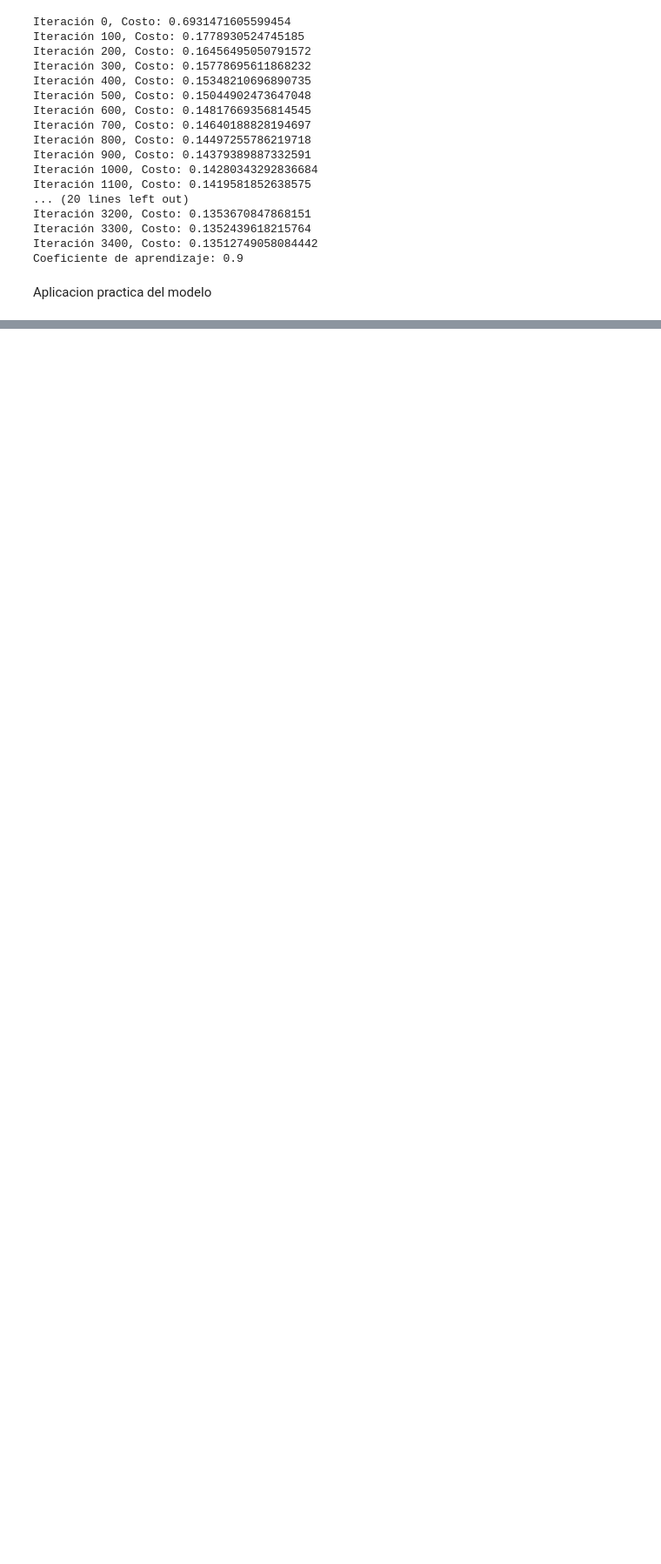
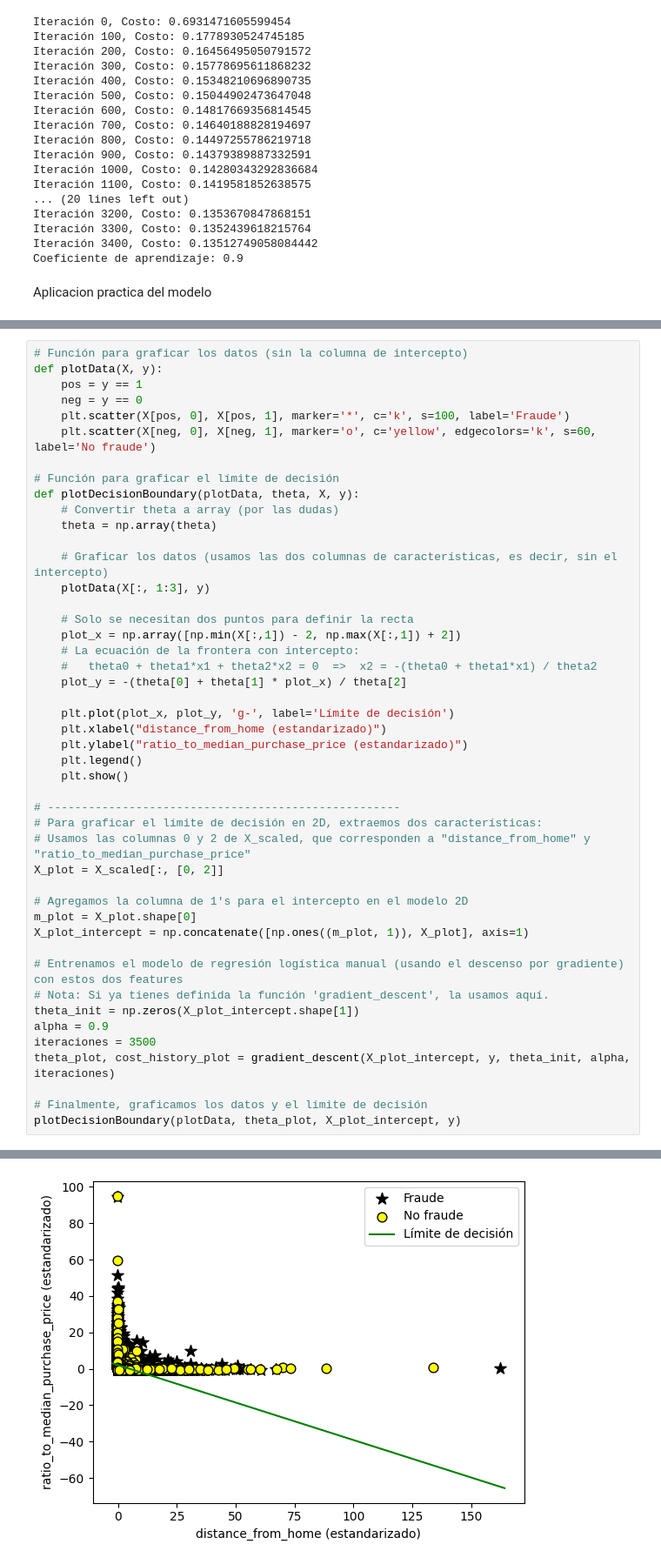
Before and after one commit to JhendeFR/Inteligencia-artificial, a Jupyter notebook: Regresion Logistica/lab02.ipynb, the cells around one changed output, grey strips where cells are left out. Shown at 87% size. Drawn from its saved outputs; the diff is of its cells as text; blank space fills up the shorter version.

```diff
--- a/Regresion Logistica/lab02.ipynb
+++ b/Regresion Logistica/lab02.ipynb
@@ -147,0 +155,47 @@ La transacción NO es un fraude.
+# %%
+# Función para graficar los datos (sin la columna de intercepto)
+def plotData(X, y):
+    pos = y == 1
+    neg = y == 0
+    plt.scatter(X[pos, 0], X[pos, 1], marker='*', c='k', s=100, label='Fraude')
+    plt.scatter(X[neg, 0], X[neg, 1], marker='o', c='yellow', edgecolors='k', s=60, label='No fraude')
+
+# Función para graficar el límite de decisión
+def plotDecisionBoundary(plotData, theta, X, y):
+    # Convertir theta a array (por las dudas)
+    theta = np.array(theta)
+
+    # Graficar los datos (usamos las dos columnas de características, es decir, sin el intercepto)
+    plotData(X[:, 1:3], y)
+
+    # Solo se necesitan dos puntos para definir la recta
+    plot_x = np.array([np.min(X[:,1]) - 2, np.max(X[:,1]) + 2])
+    # La ecuación de la frontera con intercepto:
+    #   theta0 + theta1*x1 + theta2*x2 = 0  =>  x2 = -(theta0 + theta1*x1) / theta2
+    plot_y = -(theta[0] + theta[1] * plot_x) / theta[2]
+
+    plt.plot(plot_x, plot_y, 'g-', label='Límite de decisión')
+    plt.xlabel("distance_from_home (estandarizado)")
+    plt.ylabel("ratio_to_median_purchase_price (estandarizado)")
+    plt.legend()
+    plt.show()
+
+# ----------------------------------------------------
+# Para graficar el límite de decisión en 2D, extraemos dos características:
+# Usamos las columnas 0 y 2 de X_scaled, que corresponden a "distance_from_home" y "ratio_to_median_purchase_price"
+X_plot = X_scaled[:, [0, 2]]
+
+# Agregamos la columna de 1's para el intercepto en el modelo 2D
+m_plot = X_plot.shape[0]
+X_plot_intercept = np.concatenate([np.ones((m_plot, 1)), X_plot], axis=1)
+
+# Entrenamos el modelo de regresión logística manual (usando el descenso por gradiente) con estos dos features
+# Nota: Si ya tienes definida la función 'gradient_descent', la usamos aquí.
+theta_init = np.zeros(X_plot_intercept.shape[1])
+alpha = 0.9
+iteraciones = 3500
+theta_plot, cost_history_plot = gradient_descent(X_plot_intercept, y, theta_init, alpha, iteraciones)
+
+# Finalmente, graficamos los datos y el límite de decisión
+plotDecisionBoundary(plotData, theta_plot, X_plot_intercept, y)
+# %% [output]
@@ -147,0 +219 @@ La transacción NO es un fraude.
+[figure, added]
```
Also changed, not shown: parts of 5 cells of this notebook.
